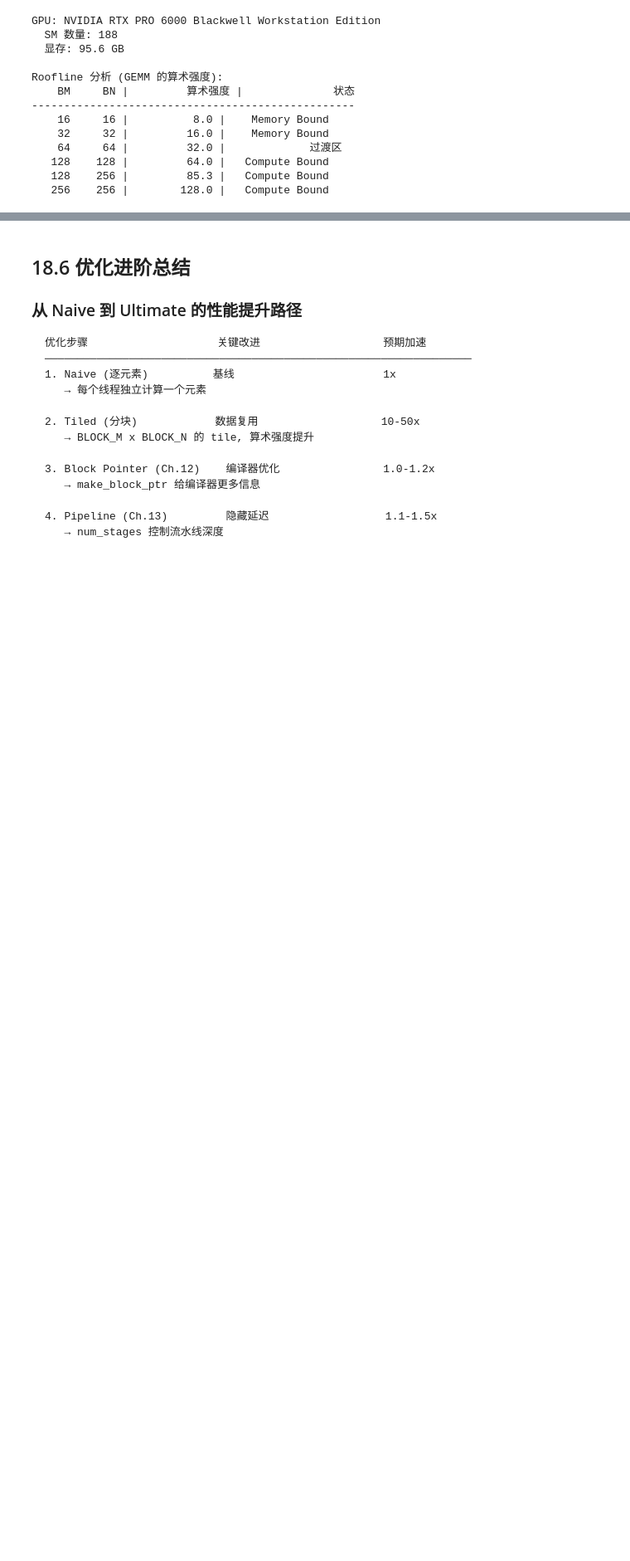
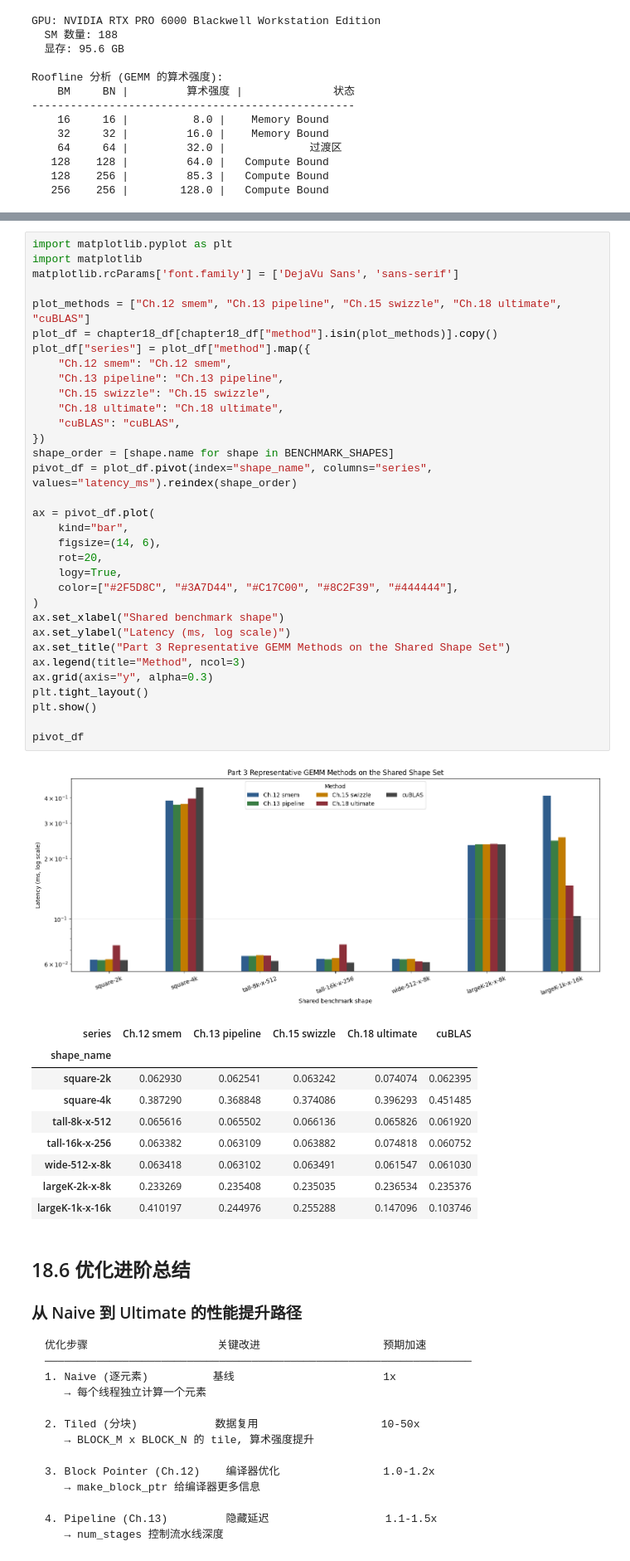
Before and after one commit to HeduAiDev/triton-tutorial, a Jupyter notebook: 03_matmul_optimization/18_matmul_ultimate.ipynb, the cells around one changed output, grey strips where cells are left out. Shown at 83% size. Saved outputs shown, nothing was run; the diff lists cells and outputs as text; blank space fills up the shorter version.

```diff
--- a/03_matmul_optimization/18_matmul_ultimate.ipynb
+++ b/03_matmul_optimization/18_matmul_ultimate.ipynb
@@ -733,3 +617,47 @@ Figure saved to cumulative_optimization.png
+# %%
+import matplotlib.pyplot as plt
+import matplotlib
+matplotlib.rcParams['font.family'] = ['DejaVu Sans', 'sans-serif']
+
+plot_methods = ["Ch.12 smem", "Ch.13 pipeline", "Ch.15 swizzle", "Ch.18 ultimate", "cuBLAS"]
+plot_df = chapter18_df[chapter18_df["method"].isin(plot_methods)].copy()
+plot_df["series"] = plot_df["method"].map({
+    "Ch.12 smem": "Ch.12 smem",
+    "Ch.13 pipeline": "Ch.13 pipeline",
+    "Ch.15 swizzle": "Ch.15 swizzle",
+    "Ch.18 ultimate": "Ch.18 ultimate",
+    "cuBLAS": "cuBLAS",
+})
+shape_order = [shape.name for shape in BENCHMARK_SHAPES]
+pivot_df = plot_df.pivot(index="shape_name", columns="series", values="latency_ms").reindex(shape_order)
+
+ax = pivot_df.plot(
+    kind="bar",
+    figsize=(14, 6),
+    rot=20,
+    logy=True,
+    color=["#2F5D8C", "#3A7D44", "#C17C00", "#8C2F39", "#444444"],
+)
+ax.set_xlabel("Shared benchmark shape")
+ax.set_ylabel("Latency (ms, log scale)")
+ax.set_title("Part 3 Representative GEMM Methods on the Shared Shape Set")
+ax.legend(title="Method", ncol=3)
+ax.grid(axis="y", alpha=0.3)
+plt.tight_layout()
+plt.show()
+
+pivot_df
+# %% [output]
+[figure, added]
+| series | Ch.12 smem | Ch.13 pipeline | Ch.15 swizzle | Ch.18 ultimate | cuBLAS |
+| shape_name |  |  |  |  |  |
+| square-2k | 0.062930 | 0.062541 | 0.063242 | 0.074074 | 0.062395 |
+| square-4k | 0.387290 | 0.368848 | 0.374086 | 0.396293 | 0.451485 |
+| tall-8k-x-512 | 0.065616 | 0.065502 | 0.066136 | 0.065826 | 0.061920 |
+| tall-16k-x-256 | 0.063382 | 0.063109 | 0.063882 | 0.074818 | 0.060752 |
+| wide-512-x-8k | 0.063418 | 0.063102 | 0.063491 | 0.061547 | 0.061030 |
+| largeK-2k-x-8k | 0.233269 | 0.235408 | 0.235035 | 0.236534 | 0.235376 |
+| largeK-1k-x-16k | 0.410197 | 0.244976 | 0.255288 | 0.147096 | 0.103746 |
 # %% [markdown]
 ## 18.6 优化进阶总结
 
```
Also changed, not shown: parts of 13 cells of this notebook, 11 other files.
